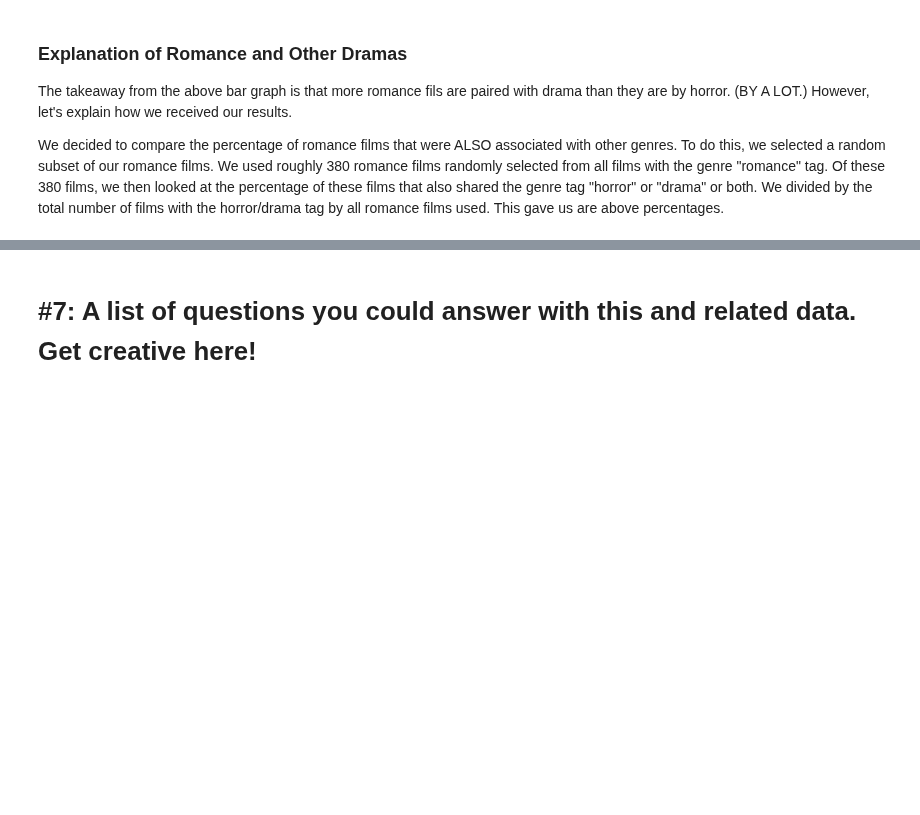
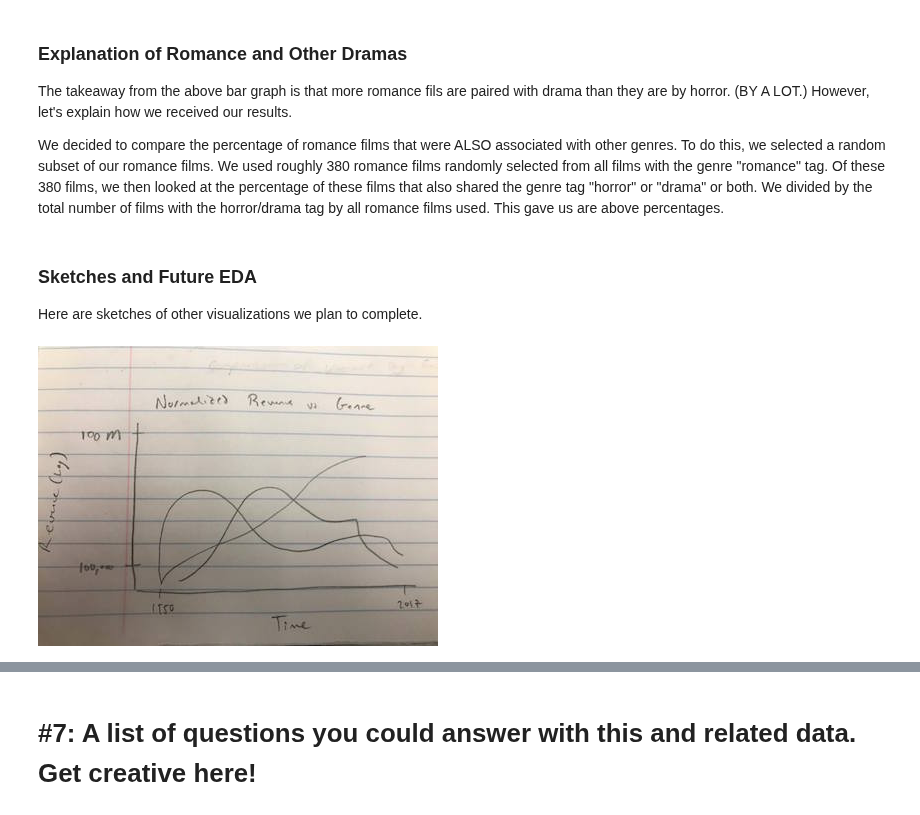
Before and after one commit to noahyonack/cs109b_final, a Jupyter notebook: FinalProject.ipynb, the cells around one changed output, grey strips where cells are left out. Saved outputs shown, nothing was run; the diff lists cells and outputs as text; code cells hidden in the pictures; blank space fills up the shorter version.

```diff
--- a/FinalProject.ipynb
+++ b/FinalProject.ipynb
@@ -470,3 +487,11 @@ plt.ylabel("Percentage of Genre Associated with Romance Genre")
 The takeaway from the above bar graph is that more romance fils are paired with drama than they are by horror. (BY A LOT.) However, let's explain how we received our results.
 
 We decided to compare the percentage of romance films that were ALSO associated with other genres. To do this, we selected a random subset of our romance films. We used roughly 380 romance films randomly selected from all films with the genre "romance" tag. Of these 380 films, we then looked at the percentage of these films that also shared the genre tag "horror" or "drama" or both. We divided by the total number of films with the horror/drama tag by all romance films used. This gave us are above percentages.
+# %% [markdown]
+### Sketches and Future EDA
+
+Here are sketches of other visualizations we plan to complete.
+# %%
+Image(filename='sketches/sketch1.jpg')
+# %% [output]
+[figure, added]
```
Also changed, not shown: parts of 14 cells of this notebook, 5 other files.
